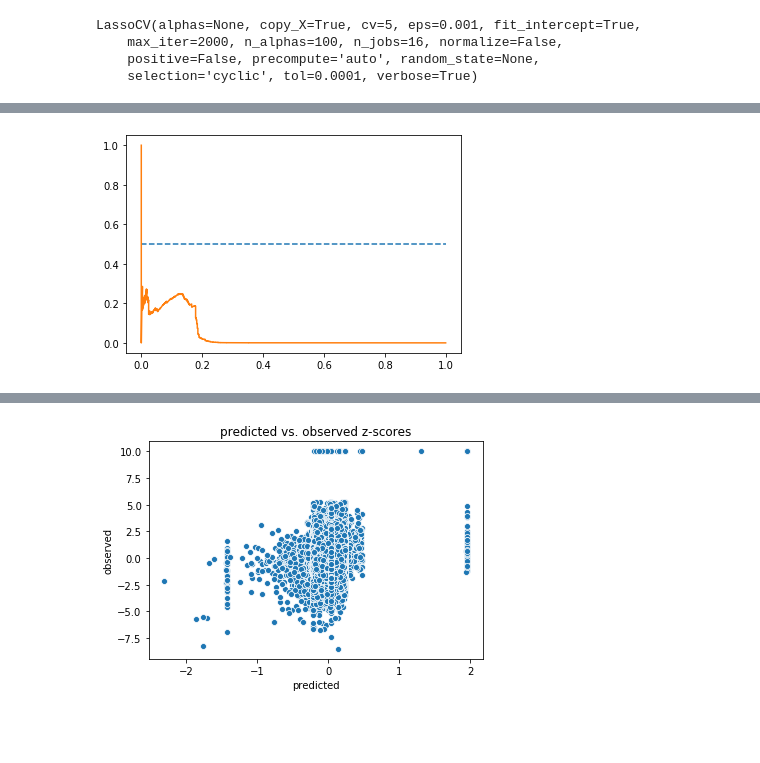
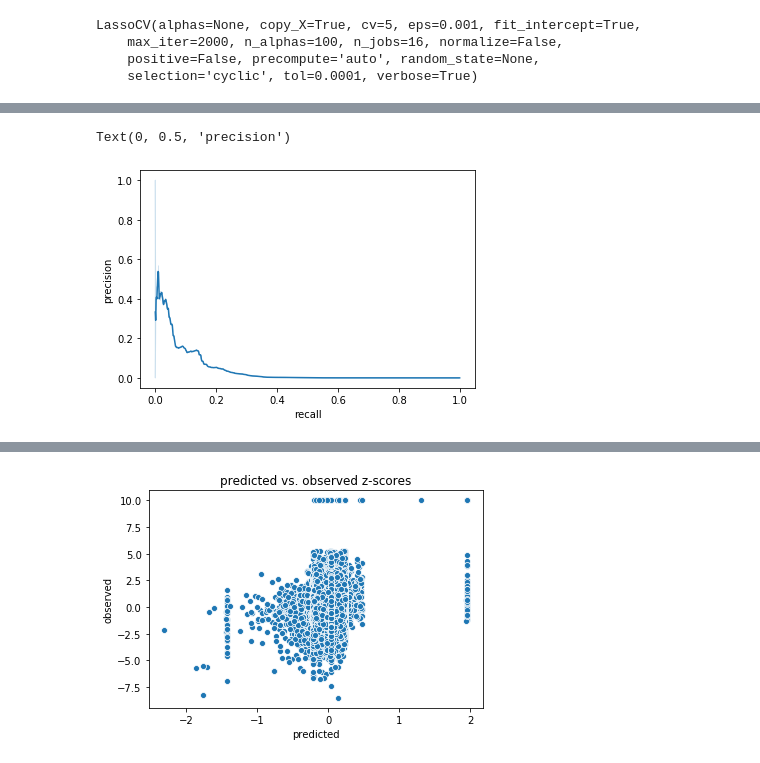
Before and after one commit to gagneurlab/rep, a Jupyter notebook: scripts/003b_gtex_VEP.ipynb, the cells around one changed output, grey strips where cells are left out. Saved outputs shown, nothing was run; the diff lists cells and outputs as text; code cells hidden in the pictures; blank space fills up the shorter version.

```diff
--- a/scripts/003b_gtex_VEP.ipynb
+++ b/scripts/003b_gtex_VEP.ipynb
@@ -888,9 +940,8 @@ plt.show()
-# %%
-plt.plot([0, 1], [0.5, 0.5], linestyle='--')
-# plot the precision-recall curve for the model
-plt.plot(recall, precision)
-# plt.xlim([-0.000001, 0.000001])
-# show the plot
-plt.show()
-# %% [output]
-[figure, removed]
+# %%
+sns.lineplot(x=recall, y=precision)
+
+plt.xlabel("recall")
+plt.ylabel("precision")
+# %% [output]
+Text(0, 0.5, 'precision')
+[figure, added]
```
Also changed, not shown: parts of 24 cells of this notebook.
